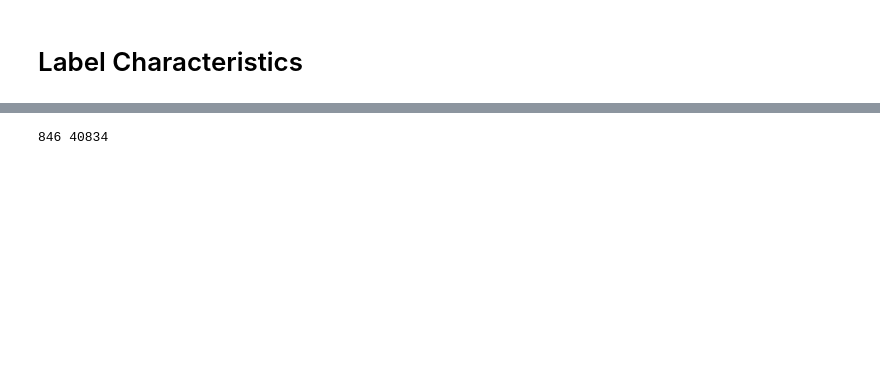
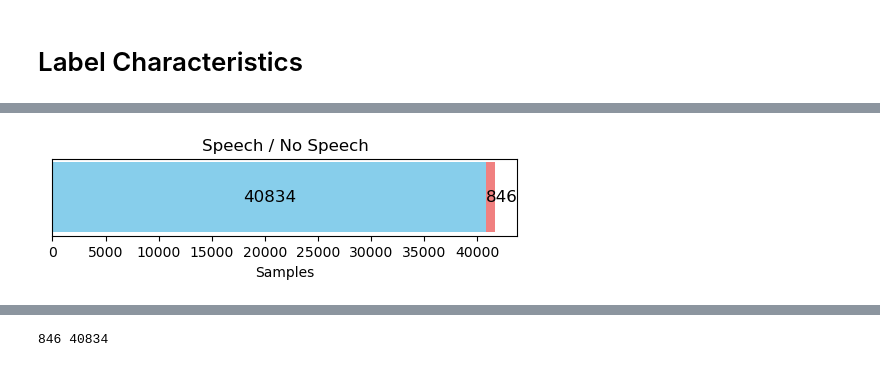
Before and after one commit to Simre1/MLPC-2024, a Jupyter notebook: assignment2/task2/task2.ipynb, the cells around one changed output, grey strips where cells are left out. Cells and saved outputs as stored; diff of their text form; code cells hidden in the pictures; blank space fills up the shorter version.

Commit message:
plots for task 2

```diff
--- a/assignment2/task2/task2.ipynb
+++ b/assignment2/task2/task2.ipynb
@@ -75,0 +34,25 @@ The keyword labels are almost equally distributed, but we do have less samples w
+# %%
+import matplotlib.pyplot as plt
+
+
+# Example numbers
+numbers = [40834, 846]
+
+fig, ax = plt.subplots(figsize=(6, 1))
+
+ax.barh(0, numbers[0], color='skyblue')
+ax.barh(0, numbers[1], left=numbers[0], color='lightcoral')
+
+ax.set_xlabel('Samples')
+
+ax.get_yaxis().set_visible(False)
+
+ax.set_title("Speech / No Speech")
+
+ax.text(numbers[0]/2, 0, str(numbers[0]), color='black', ha='center', va='center', fontsize=12)
+
+ax.text(numbers[0] + numbers[1]/2+1000, 0, str(numbers[1]), color='black', ha='center', va='center', fontsize=12)
+
+plt.show()
+# %% [output]
+[figure, added]
```
Also changed, not shown: parts of 6 cells of this notebook, 1 other file.
